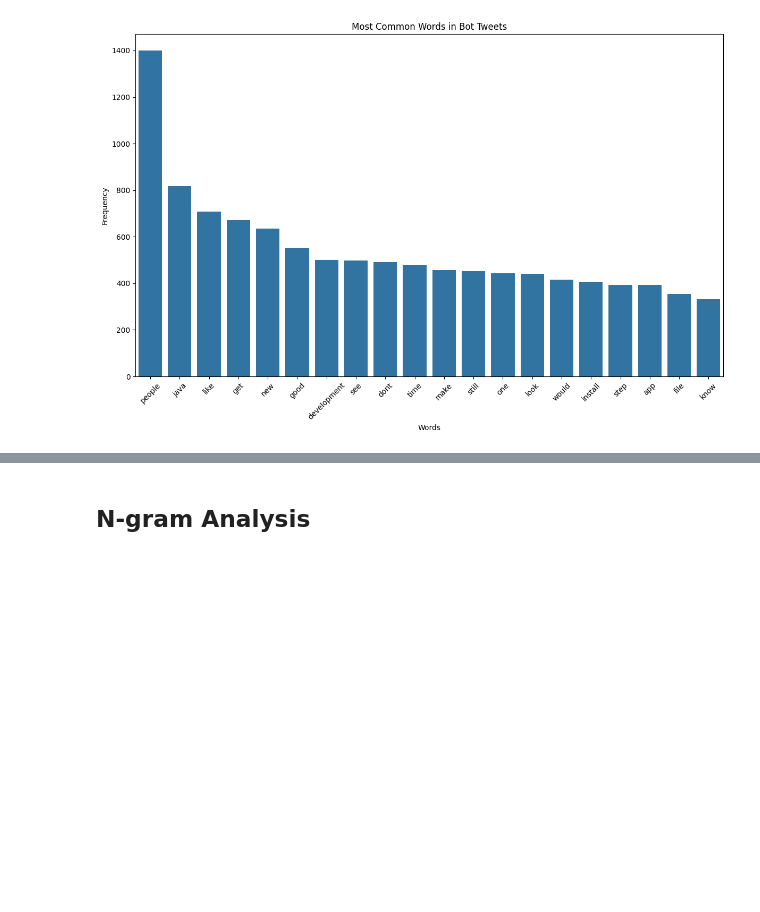
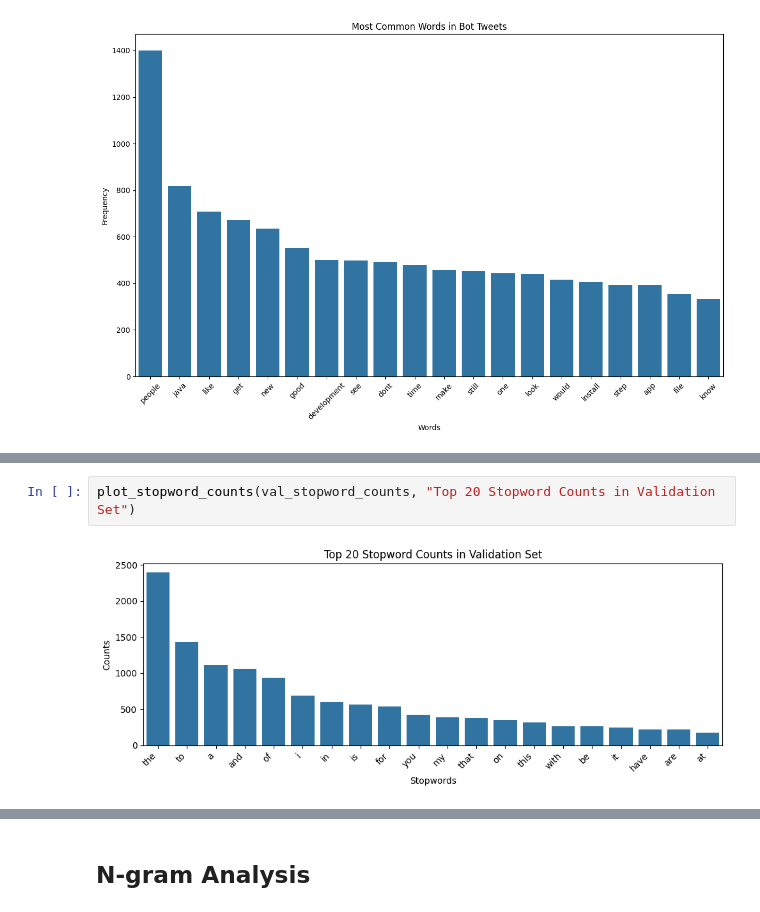
Before and after one commit to hstoklosa/fake-tweets-detection, a Jupyter notebook: eda_new.ipynb, the cells around one changed output, grey strips where cells are left out. Drawn from its saved outputs; the diff is of its cells as text; blank space fills up the shorter version.

```diff
--- a/eda_new.ipynb
+++ b/eda_new.ipynb
@@ -313,0 +368,4 @@ plt.show()
+# %%
+plot_stopword_counts(val_stopword_counts, "Top 20 Stopword Counts in Validation Set")
+# %% [output]
+[figure, added]
```
Also changed, not shown: parts of 54 cells of this notebook.
